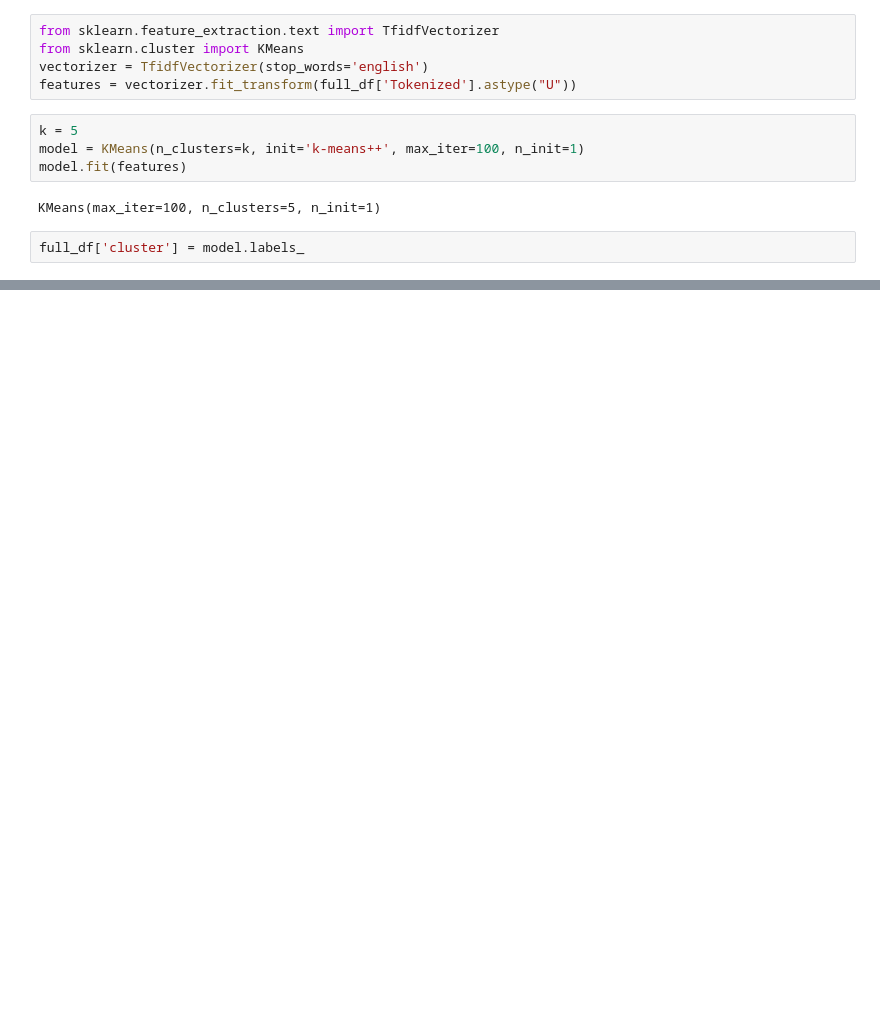
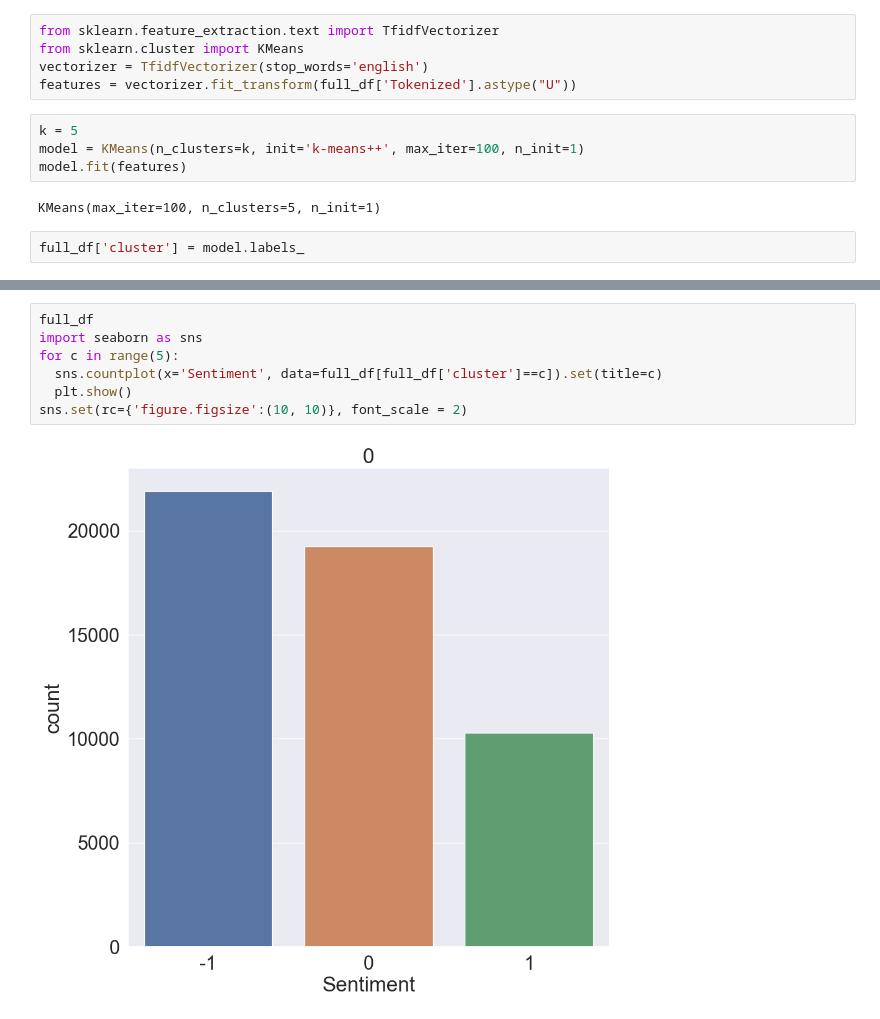
Before and after one commit to AndreaCamilloni/DM2583-project, a Jupyter notebook: notebook.ipynb, the cells around one changed output, grey strips where cells are left out. Drawn from its saved outputs; the diff is of its cells as text; blank space fills up the shorter version.

Commit message:
clustering

```diff
--- a/notebook.ipynb
+++ b/notebook.ipynb
@@ -377,0 +239,9 @@ X_test_it
+# %%
+full_df
+import seaborn as sns
+for c in range(5):
+  sns.countplot(x='Sentiment', data=full_df[full_df['cluster']==c]).set(title=c)
+  plt.show()
+sns.set(rc={'figure.figsize':(10, 10)}, font_scale = 2)
+# %% [output]
+[figure, added]
```
Also changed, not shown: parts of 58 cells of this notebook.
